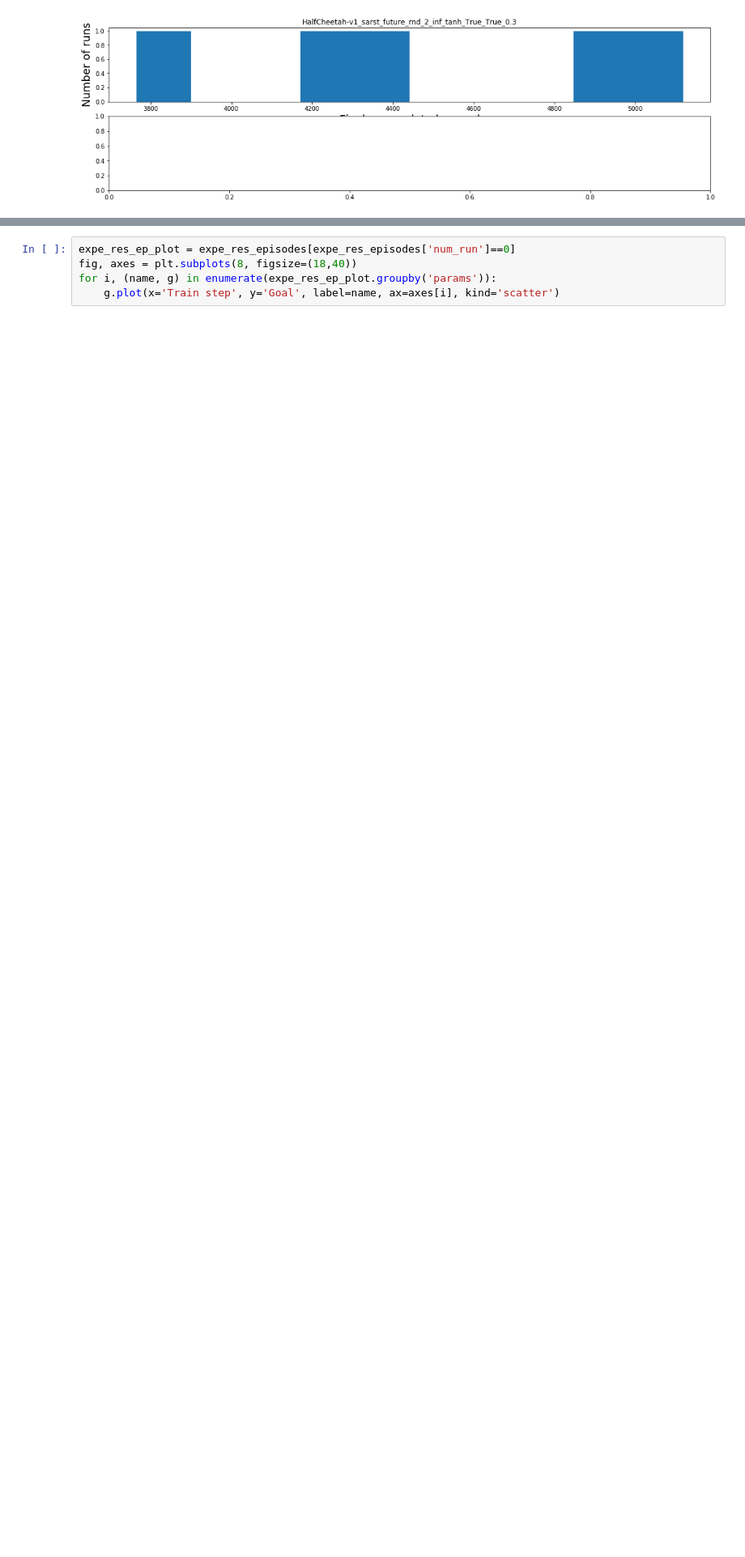
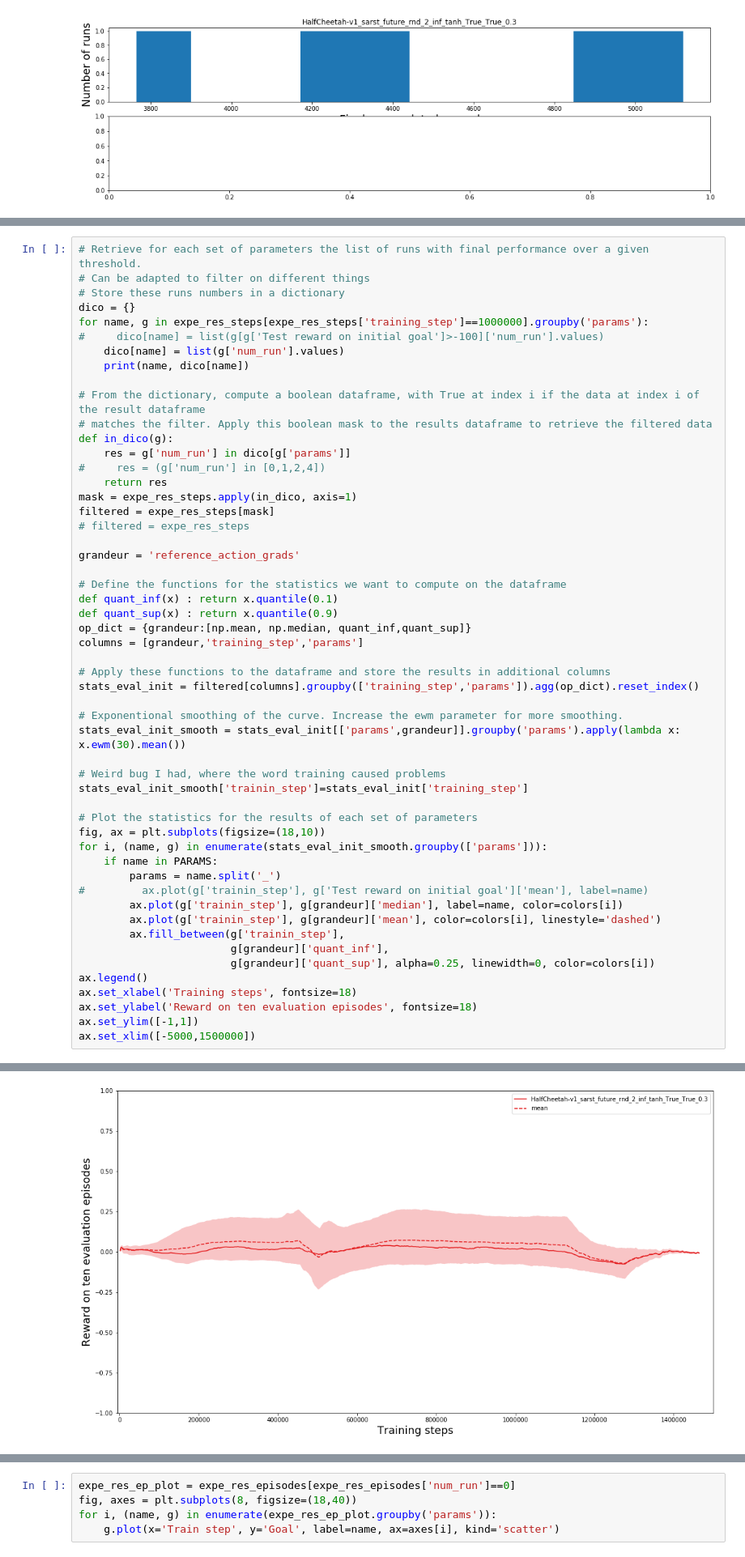
Before and after one commit to pifouuu/deep-rl, a Jupyter notebook: notebooks/sarst_comp_1_various_explo-Copy1.ipynb, the cells around one changed output, grey strips where cells are left out. Shown at 81% size. Cells and saved outputs as stored; diff of their text form; blank space fills up the shorter version.

```diff
--- a/notebooks/sarst_comp_1_various_explo-Copy1.ipynb
+++ b/notebooks/sarst_comp_1_various_explo-Copy1.ipynb
@@ -185,0 +155,54 @@ ax.set_xlim([-5000,200000])
+# %%
+# Retrieve for each set of parameters the list of runs with final performance over a given threshold.
+# Can be adapted to filter on different things
+# Store these runs numbers in a dictionary
+dico = {}
+for name, g in expe_res_steps[expe_res_steps['training_step']==1000000].groupby('params'):
+#     dico[name] = list(g[g['Test reward on initial goal']>-100]['num_run'].values)
+    dico[name] = list(g['num_run'].values)
+    print(name, dico[name])
+
+# From the dictionary, compute a boolean dataframe, with True at index i if the data at index i of the result dataframe
+# matches the filter. Apply this boolean mask to the results dataframe to retrieve the filtered data
+def in_dico(g):
+    res = g['num_run'] in dico[g['params']]
+#     res = (g['num_run'] in [0,1,2,4])
+    return res
+mask = expe_res_steps.apply(in_dico, axis=1)
+filtered = expe_res_steps[mask]
+# filtered = expe_res_steps
+
+grandeur = 'reference_action_grads'
+
+# Define the functions for the statistics we want to compute on the dataframe
+def quant_inf(x) : return x.quantile(0.1)
+def quant_sup(x) : return x.quantile(0.9)
+op_dict = {grandeur:[np.mean, np.median, quant_inf,quant_sup]}
+columns = [grandeur,'training_step','params']
+
+# Apply these functions to the dataframe and store the results in additional columns
+stats_eval_init = filtered[columns].groupby(['training_step','params']).agg(op_dict).reset_index()
+
+# Exponentional smoothing of the curve. Increase the ewm parameter for more smoothing.
+stats_eval_init_smooth = stats_eval_init[['params',grandeur]].groupby('params').apply(lambda x: x.ewm(30).mean())
+
+# Weird bug I had, where the word training caused problems
+stats_eval_init_smooth['trainin_step']=stats_eval_init['training_step']
+
+# Plot the statistics for the results of each set of parameters
+fig, ax = plt.subplots(figsize=(18,10))
+for i, (name, g) in enumerate(stats_eval_init_smooth.groupby(['params'])):
+    if name in PARAMS:
+        params = name.split('_')
+#         ax.plot(g['trainin_step'], g['Test reward on initial goal']['mean'], label=name)
+        ax.plot(g['trainin_step'], g[grandeur]['median'], label=name, color=colors[i])
+        ax.plot(g['trainin_step'], g[grandeur]['mean'], color=colors[i], linestyle='dashed')
+        ax.fill_between(g['trainin_step'],
+                        g[grandeur]['quant_inf'],
+                        g[grandeur]['quant_sup'], alpha=0.25, linewidth=0, color=colors[i])
+ax.legend()
+ax.set_xlabel('Training steps', fontsize=18)
+ax.set_ylabel('Reward on ten evaluation episodes', fontsize=18)
+ax.set_ylim([-1,1])
+ax.set_xlim([-5000,1500000])
+# %% [output]
@@ -186,3 +211,4 @@ ax.set_xlim([-5000,200000])
+[figure, added]
 # %%
 import seaborn as sns
 fig, axes = plt.subplots(len(PARAMS), figsize=(18,7))
```
Also changed, not shown: parts of 3 cells of this notebook, 7 other files.
